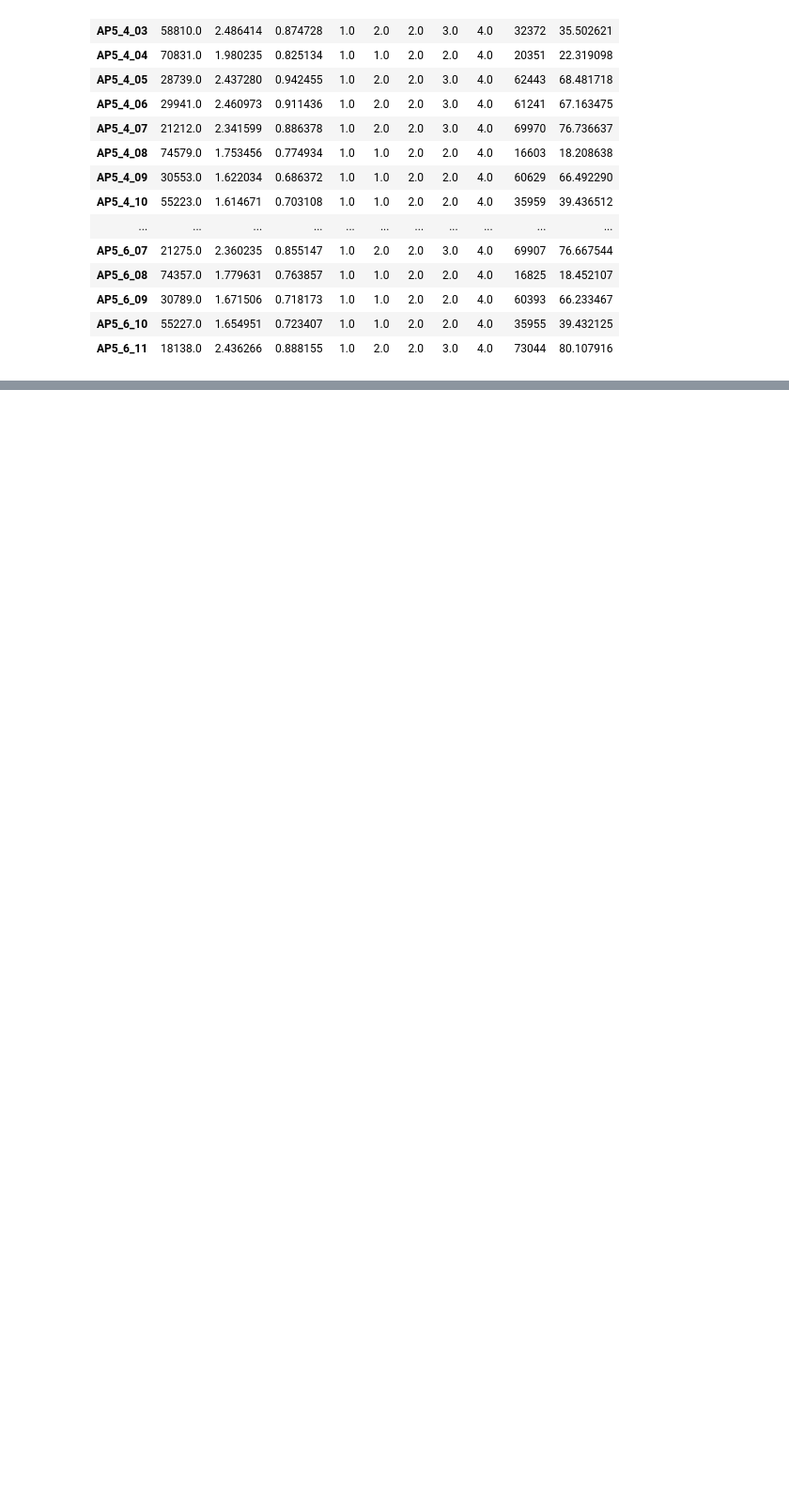
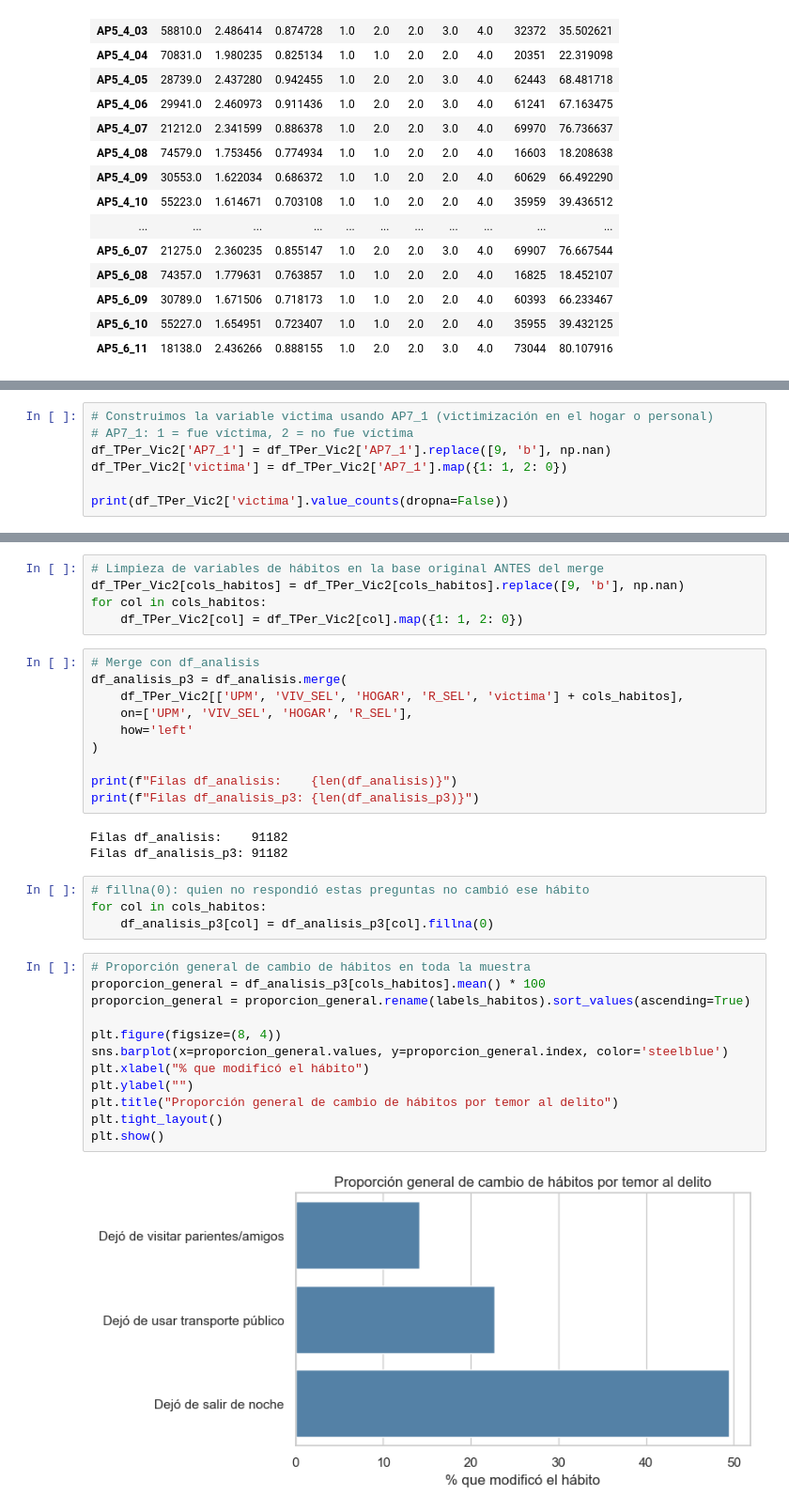
Before and after one commit to mariasolsampogna/E337_Grupo2, a Jupyter notebook: Cosas Poster/Poster.ipynb, the cells around one changed output, grey strips where cells are left out. Shown at 94% size. Drawn from its saved outputs; the diff is of its cells as text; blank space fills up the shorter version.

```diff
--- a/Cosas Poster/Poster.ipynb
+++ b/Cosas Poster/Poster.ipynb
@@ -805,0 +836,7 @@ desc
+# %%
+# Construimos la variable victima usando AP7_1 (victimización en el hogar o personal)
+# AP7_1: 1 = fue víctima, 2 = no fue víctima
+df_TPer_Vic2['AP7_1'] = df_TPer_Vic2['AP7_1'].replace([9, 'b'], np.nan)
+df_TPer_Vic2['victima'] = df_TPer_Vic2['AP7_1'].map({1: 1, 2: 0})
+
+print(df_TPer_Vic2['victima'].value_counts(dropna=False))
@@ -805,0 +849,36 @@ desc
+# %%
+# Limpieza de variables de hábitos en la base original ANTES del merge
+df_TPer_Vic2[cols_habitos] = df_TPer_Vic2[cols_habitos].replace([9, 'b'], np.nan)
+for col in cols_habitos:
+    df_TPer_Vic2[col] = df_TPer_Vic2[col].map({1: 1, 2: 0})
+# %%
+# Merge con df_analisis
+df_analisis_p3 = df_analisis.merge(
+    df_TPer_Vic2[['UPM', 'VIV_SEL', 'HOGAR', 'R_SEL', 'victima'] + cols_habitos],
+    on=['UPM', 'VIV_SEL', 'HOGAR', 'R_SEL'],
+    how='left'
+)
+
+print(f"Filas df_analisis:    {len(df_analisis)}")
+print(f"Filas df_analisis_p3: {len(df_analisis_p3)}")
+# %% [output]
+Filas df_analisis:    91182
+Filas df_analisis_p3: 91182
+# %%
+# fillna(0): quien no respondió estas preguntas no cambió ese hábito
+for col in cols_habitos:
+    df_analisis_p3[col] = df_analisis_p3[col].fillna(0)
+# %%
+# Proporción general de cambio de hábitos en toda la muestra
+proporcion_general = df_analisis_p3[cols_habitos].mean() * 100
+proporcion_general = proporcion_general.rename(labels_habitos).sort_values(ascending=True)
+
+plt.figure(figsize=(8, 4))
+sns.barplot(x=proporcion_general.values, y=proporcion_general.index, color='steelblue')
+plt.xlabel("% que modificó el hábito")
+plt.ylabel("")
+plt.title("Proporción general de cambio de hábitos por temor al delito")
+plt.tight_layout()
+plt.show()
+# %% [output]
+[figure, added]
```
Also changed, not shown: parts of 14 cells of this notebook.
